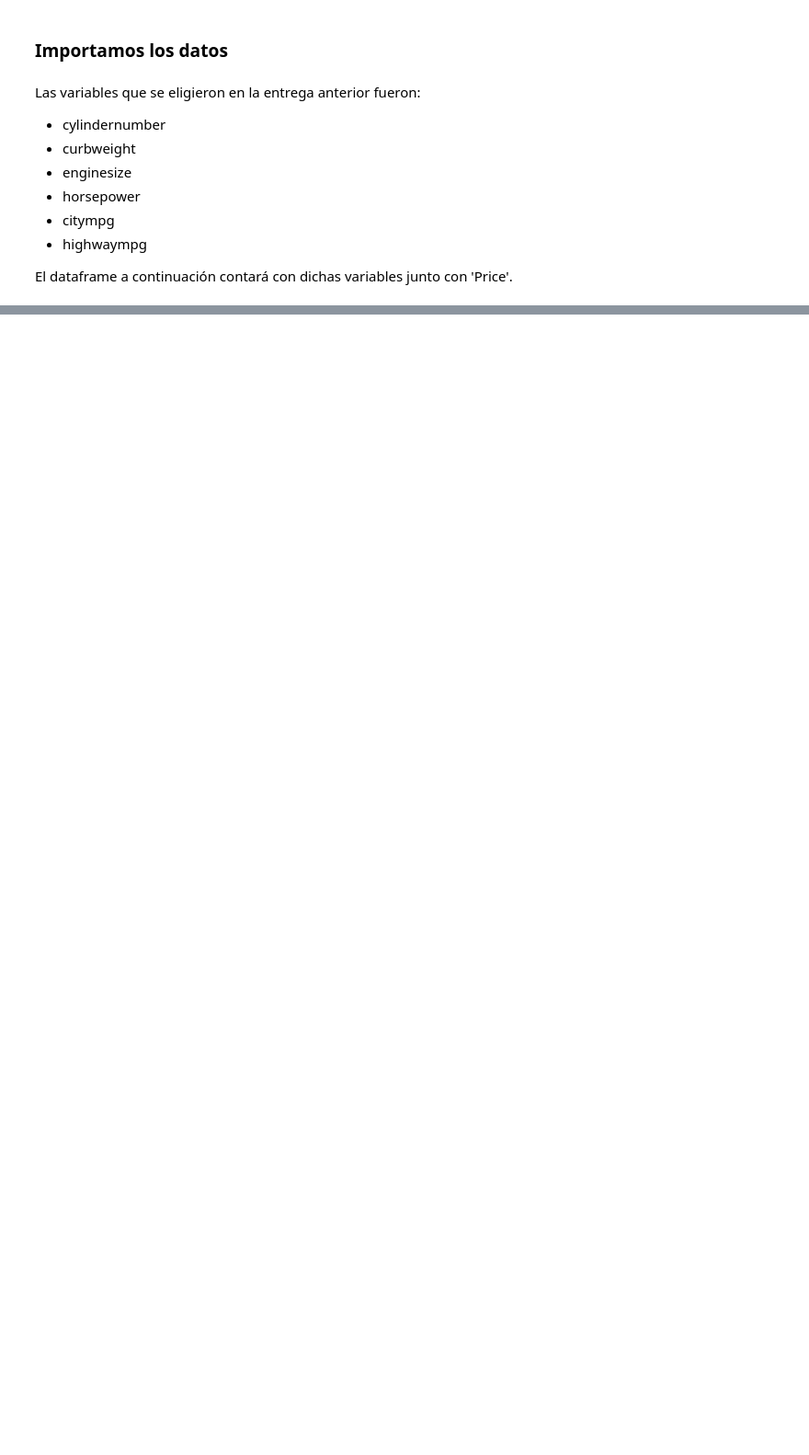
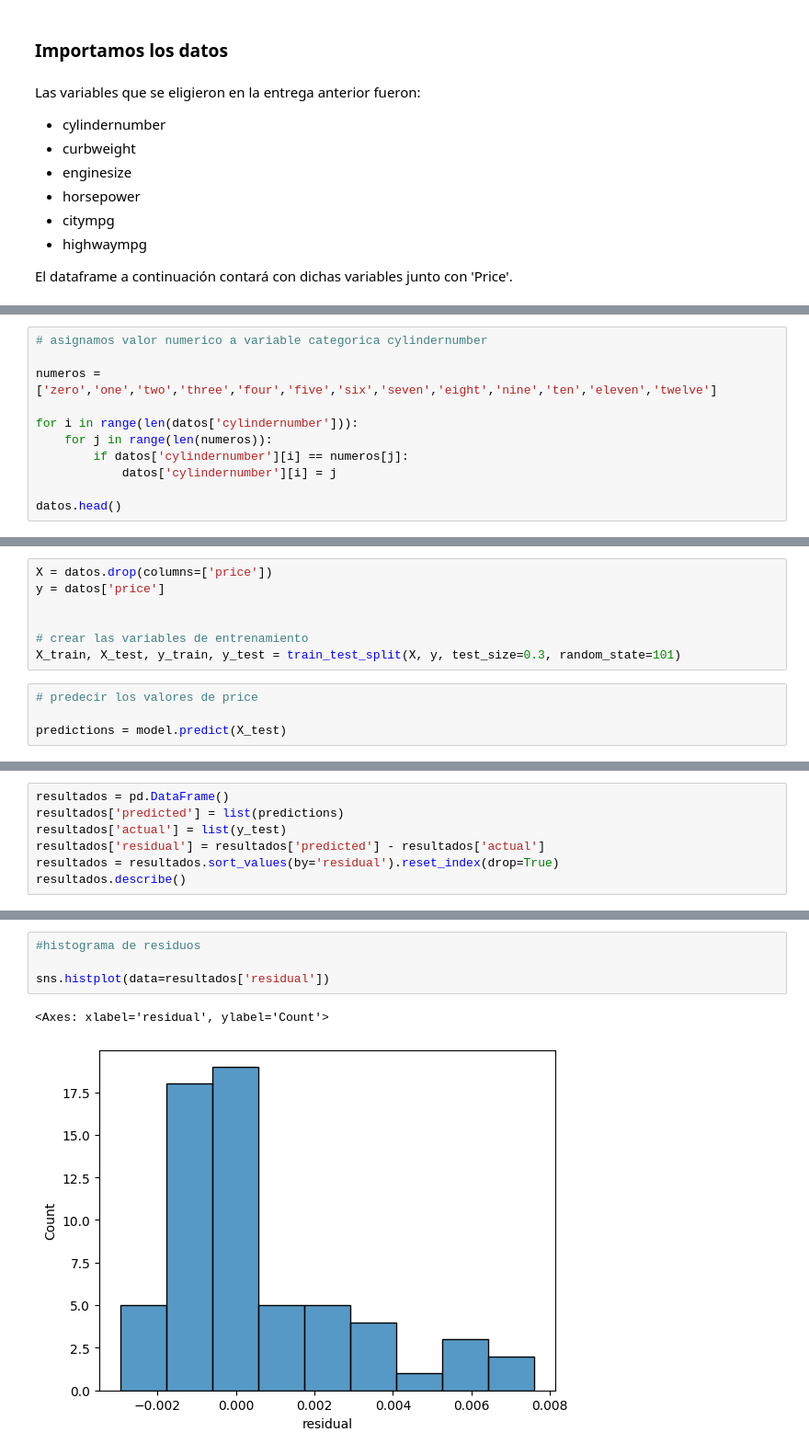
Before and after one commit to fedemedina72/PortafolioTC3006C, a Jupyter notebook: Modulo1/ConstruccionModelo.ipynb, the cells around one changed output, grey strips where cells are left out. Shown at 92% size. Drawn from its saved outputs; the diff is of its cells as text; blank space fills up the shorter version.

Commit message:
construccion modelo

```diff
--- a/Modulo1/ConstruccionModelo.ipynb
+++ b/Modulo1/ConstruccionModelo.ipynb
@@ -33,0 +89,11 @@ datos.head()
+# %%
+# asignamos valor numerico a variable categorica cylindernumber
+
+numeros = ['zero','one','two','three','four','five','six','seven','eight','nine','ten','eleven','twelve']
+
+for i in range(len(datos['cylindernumber'])):
+    for j in range(len(numeros)):
+        if datos['cylindernumber'][i] == numeros[j]:
+            datos['cylindernumber'][i] = j
+
+datos.head()
@@ -33,0 +124,11 @@ datos.head()
+# %%
+X = datos.drop(columns=['price'])
+y = datos['price']
+
+
+# crear las variables de entrenamiento
+X_train, X_test, y_train, y_test = train_test_split(X, y, test_size=0.3, random_state=101)
+# %%
+# predecir los valores de price
+
+predictions = model.predict(X_test)
@@ -33,0 +185,7 @@ datos.head()
+# %%
+resultados = pd.DataFrame()
+resultados['predicted'] = list(predictions)
+resultados['actual'] = list(y_test)
+resultados['residual'] = resultados['predicted'] - resultados['actual']
+resultados = resultados.sort_values(by='residual').reset_index(drop=True)
+resultados.describe()
@@ -33,0 +202,7 @@ datos.head()
+# %%
+#histograma de residuos
+
+sns.histplot(data=resultados['residual'])
+# %% [output]
+<Axes: xlabel='residual', ylabel='Count'>
+[figure, added]
```
Also changed, not shown: parts of 22 cells of this notebook.
